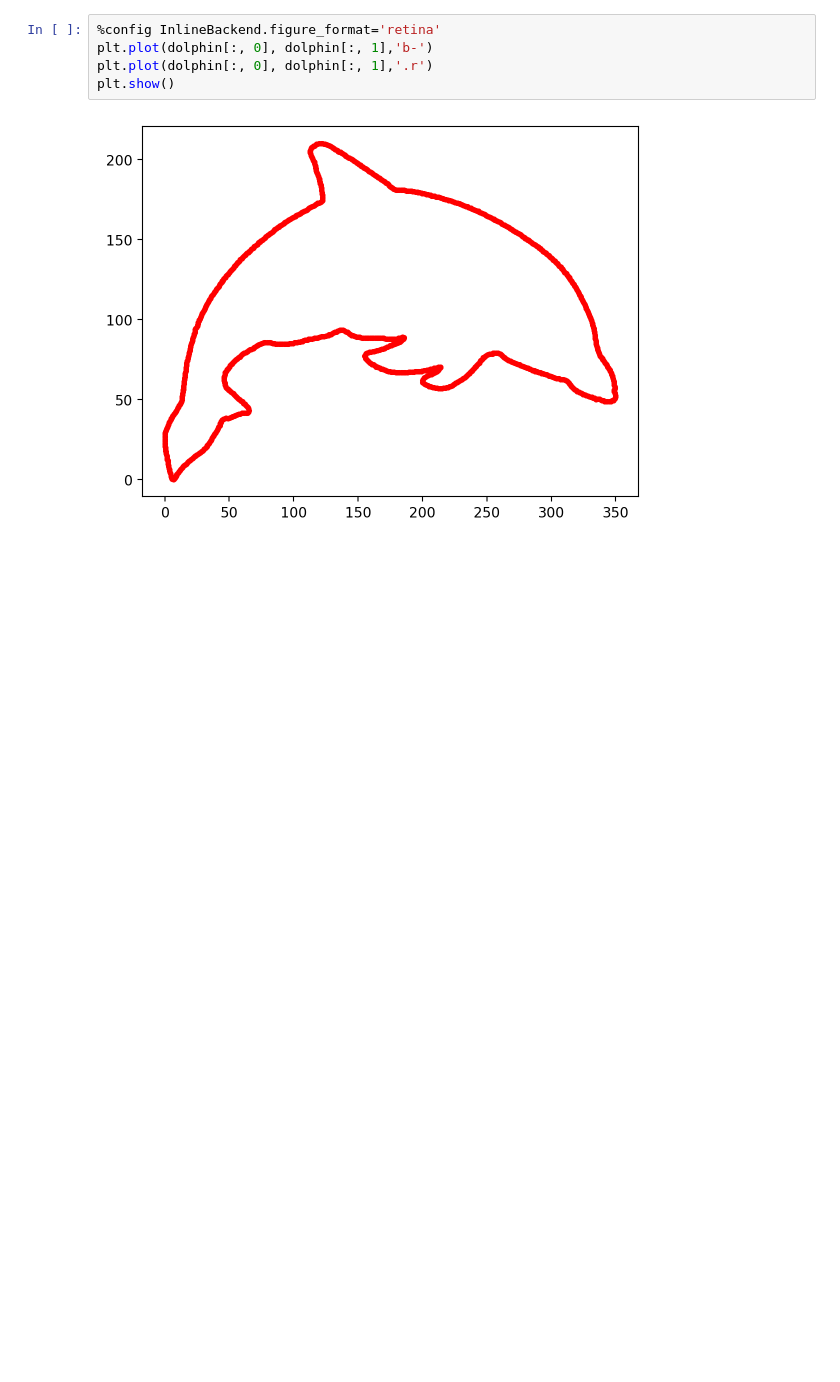
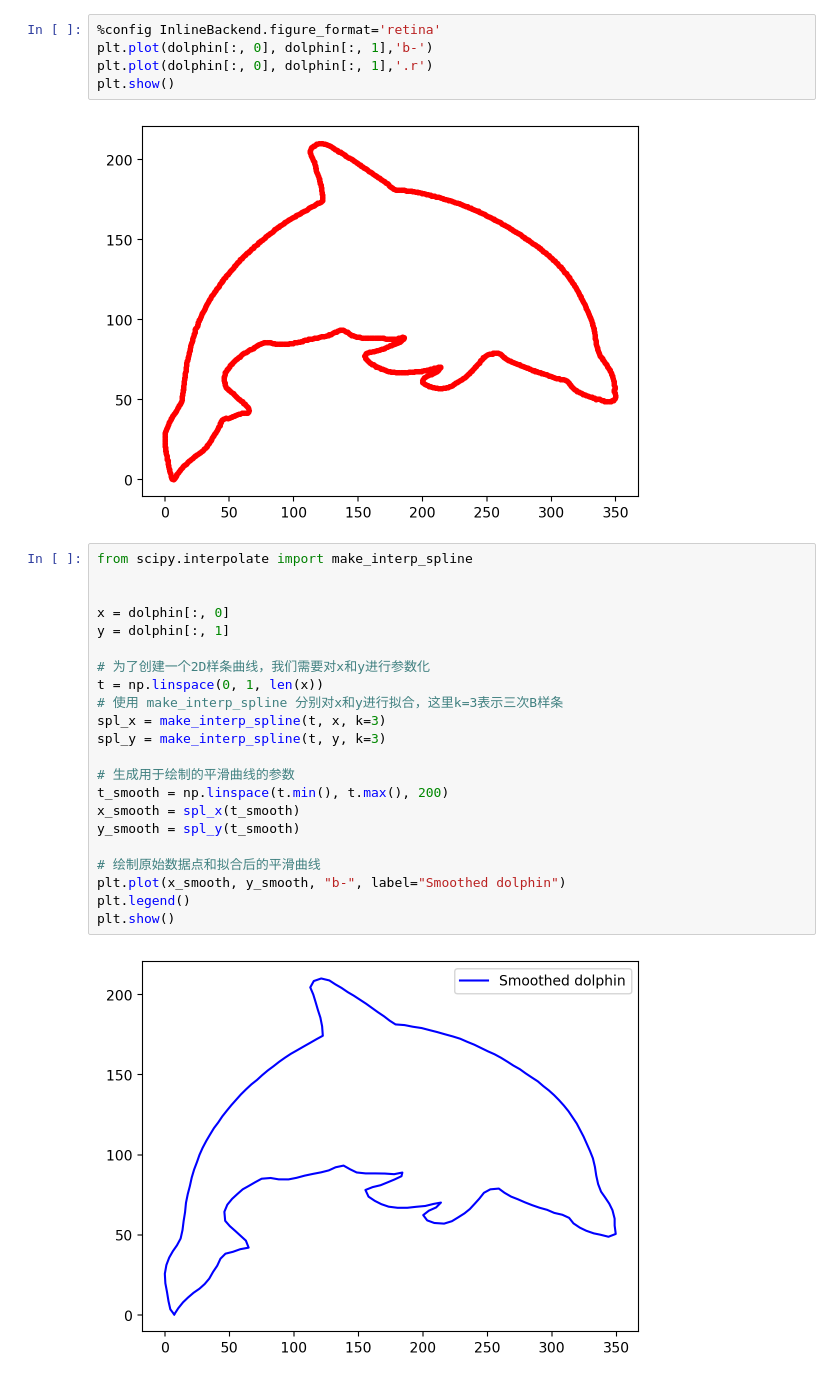
Before and after one commit to Theigrams/cnc_interpolation, a Jupyter notebook: papers/Zhao2013/data/get_data.ipynb, the cells around one changed output. Drawn from its saved outputs; the diff is of its cells as text; blank space fills up the shorter version.

```diff
--- a/papers/Zhao2013/data/get_data.ipynb
+++ b/papers/Zhao2013/data/get_data.ipynb
@@ -67,5 +67,29 @@ plt.plot(dolphin[:, 0], dolphin[:, 1],'.r')
 plt.show()
 # %% [output]
 [figure]
+# %%
+from scipy.interpolate import make_interp_spline
+
+
+x = dolphin[:, 0]
+y = dolphin[:, 1]
+
+# 为了创建一个2D样条曲线，我们需要对x和y进行参数化
+t = np.linspace(0, 1, len(x))
+# 使用 make_interp_spline 分别对x和y进行拟合，这里k=3表示三次B样条
+spl_x = make_interp_spline(t, x, k=3)
+spl_y = make_interp_spline(t, y, k=3)
+
+# 生成用于绘制的平滑曲线的参数
+t_smooth = np.linspace(t.min(), t.max(), 200)
+x_smooth = spl_x(t_smooth)
+y_smooth = spl_y(t_smooth)
+
+# 绘制原始数据点和拟合后的平滑曲线
+plt.plot(x_smooth, y_smooth, "b-", label="Smoothed dolphin")
+plt.legend()
+plt.show()
+# %% [output]
+[figure, added]
 # %%
 # save the dolphin
```
Also changed, not shown: parts of 1 cell of this notebook, 2 other files.
